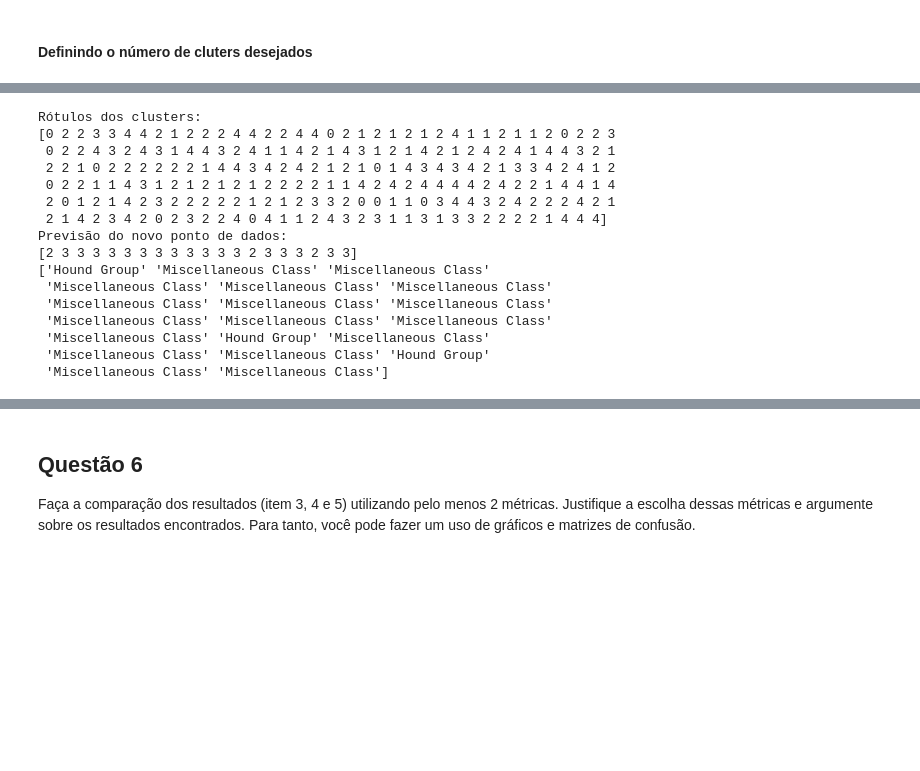
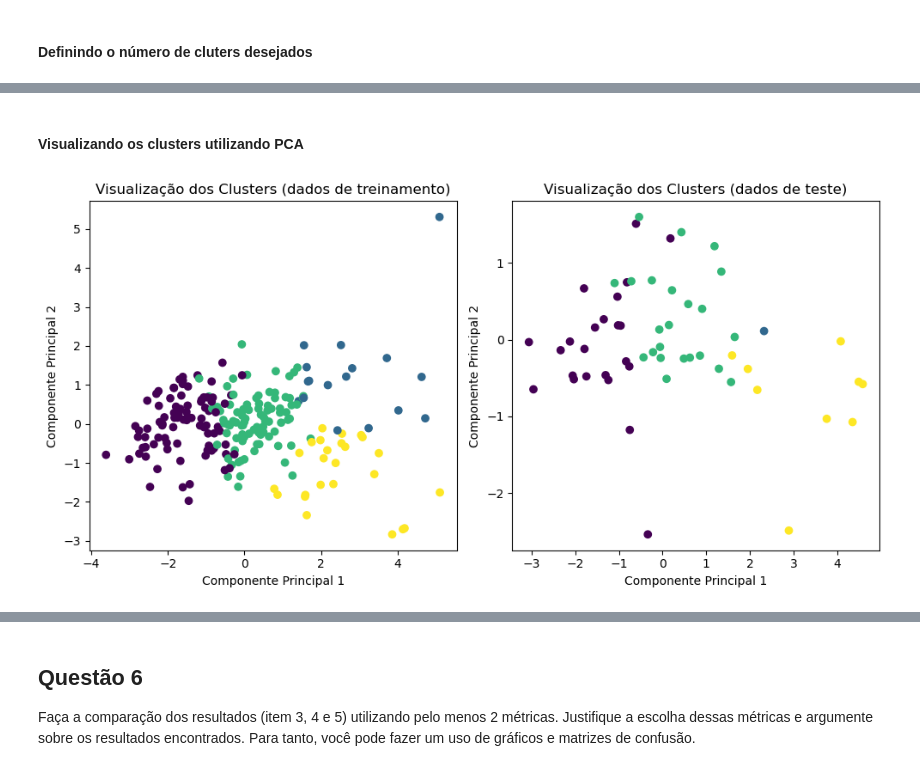
Before and after one commit to sammid37/IAI, a Jupyter notebook: unidade2/prova2.ipynb, the cells around one changed output, grey strips where cells are left out. Drawn from its saved outputs; the diff is of its cells as text; code cells hidden in the pictures; blank space fills up the shorter version.

```diff
--- a/unidade2/prova2.ipynb
+++ b/unidade2/prova2.ipynb
@@ -1856,40 +1842,29 @@ plt.show()
-# %%
-# Definir o número de clusters
-k = 5
-
-# Criar uma instância do modelo K-means
-kmeans = KMeans(n_clusters=k, random_state=42)
-
-# Treinar o modelo com os dados de treinamento
-kmeans.fit(x_train)
-
-# Obter os rótulos dos clusters para cada ponto de dados
-labels = kmeans.labels_
-
-# Exemplo de previsão para um novo ponto de dados
-predicted_cluster = kmeans.predict(xd_test)
-
-print("Rótulos dos clusters:")
-print(labels)
-print("Previsão do novo ponto de dados:")
-print(predicted_cluster)
-
-predicted_groups = label_encoder.inverse_transform(predicted_cluster)
-print(predicted_groups)
-# %% [output]
-Rótulos dos clusters:
-[0 2 2 3 3 4 4 2 1 2 2 2 4 4 2 2 4 4 0 2 1 2 1 2 1 2 4 1 1 2 1 1 2 0 2 2 3
- 0 2 2 4 3 2 4 3 1 4 4 3 2 4 1 1 4 2 1 4 3 1 2 1 4 2 1 2 4 2 4 1 4 4 3 2 1
- 2 2 1 0 2 2 2 2 2 2 1 4 4 3 4 2 4 2 1 2 1 0 1 4 3 4 3 4 2 1 3 3 4 2 4 1 2
- 0 2 2 1 1 4 3 1 2 1 2 1 2 1 2 2 2 2 1 1 4 2 4 2 4 4 4 4 2 4 2 2 1 4 4 1 4
- 2 0 1 2 1 4 2 3 2 2 2 2 2 1 2 1 2 3 3 2 0 0 1 1 0 3 4 4 3 2 4 2 2 2 4 2 1
- 2 1 4 2 3 4 2 0 2 3 2 2 4 0 4 1 1 2 4 3 2 3 1 1 3 1 3 3 2 2 2 2 1 4 4 4]
-Previsão do novo ponto de dados:
-[2 3 3 3 3 3 3 3 3 3 3 3 3 2 3 3 3 2 3 3]
-['Hound Group' 'Miscellaneous Class' 'Miscellaneous Class'
- 'Miscellaneous Class' 'Miscellaneous Class' 'Miscellaneous Class'
- 'Miscellaneous Class' 'Miscellaneous Class' 'Miscellaneous Class'
- 'Miscellaneous Class' 'Miscellaneous Class' 'Miscellaneous Class'
- 'Miscellaneous Class' 'Hound Group' 'Miscellaneous Class'
- 'Miscellaneous Class' 'Miscellaneous Class' 'Hound Group'
- 'Miscellaneous Class' 'Miscellaneous Class']
+# %% [markdown]
+#### Visualizando os clusters utilizando PCA
+# %%
+# Aplicar PCA para redução de dimensionalidade
+pca = PCA(n_components=2)
+x_pca_train = pca.fit_transform(x_train)
+x_pca_test = pca.transform(x_test)
+
+fig, axs = plt.subplots(1, 2, figsize=(10, 5))
+
+# Plotar o primeiro gráfico
+axs[0].scatter(x_pca_train[:, 0], x_pca_train[:, 1], c=labels, cmap='viridis')
+axs[0].set_xlabel('Componente Principal 1')
+axs[0].set_ylabel('Componente Principal 2')
+axs[0].set_title('Visualização dos Clusters (dados de treinamento)')
+
+# Plotar o segundo gráfico
+axs[1].scatter(x_pca_test[:, 0], x_pca_test[:, 1], c=predicted_cluster, cmap='viridis')
+axs[1].set_xlabel('Componente Principal 1')
+axs[1].set_ylabel('Componente Principal 2')
+axs[1].set_title('Visualização dos Clusters (dados de teste)')
+
+# Ajustar os espaçamentos entre os subplots
+plt.tight_layout()
+
+# Exibir a figura com os subplots
+plt.show()
+# %% [output]
+[figure, added]
```
Also changed, not shown: parts of 4 cells of this notebook.
